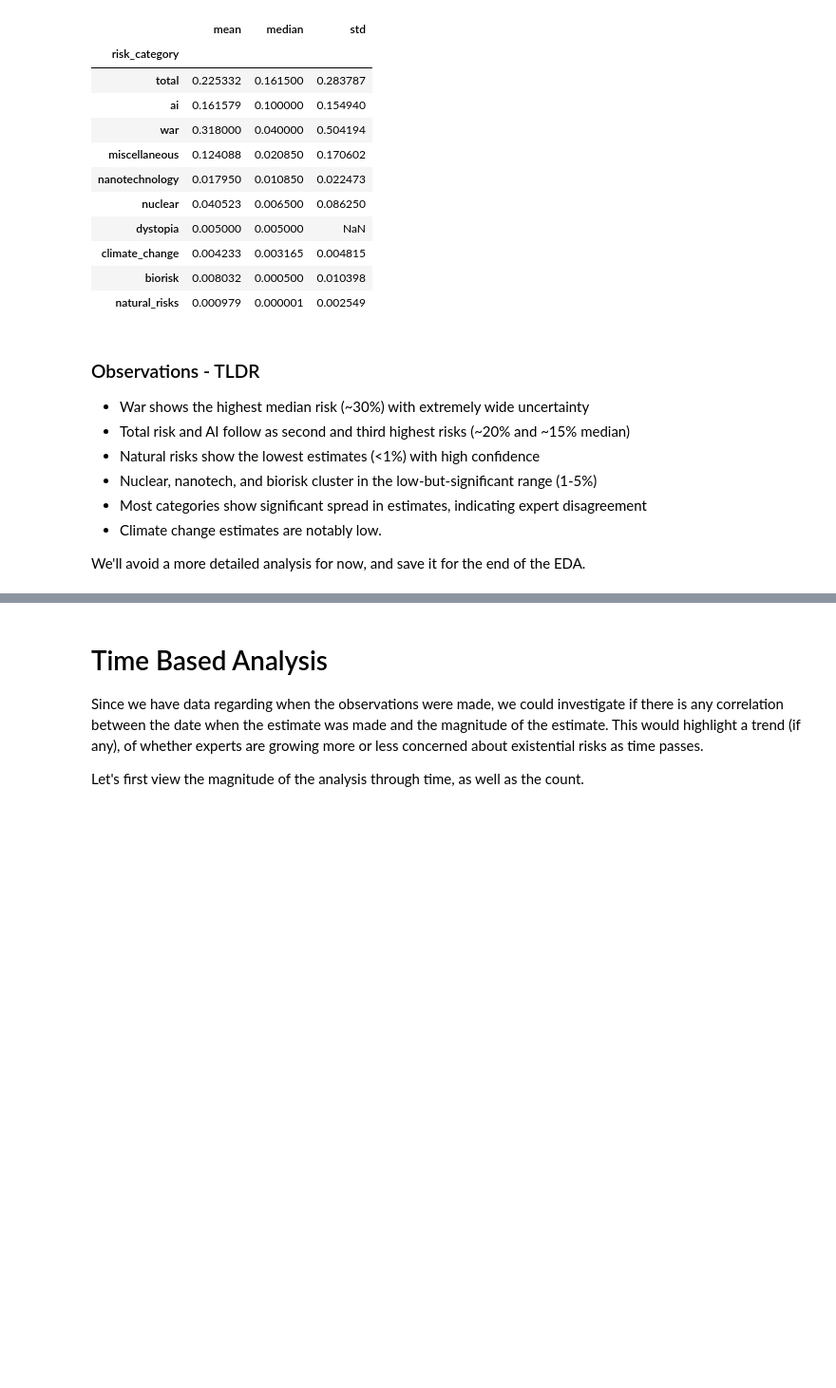
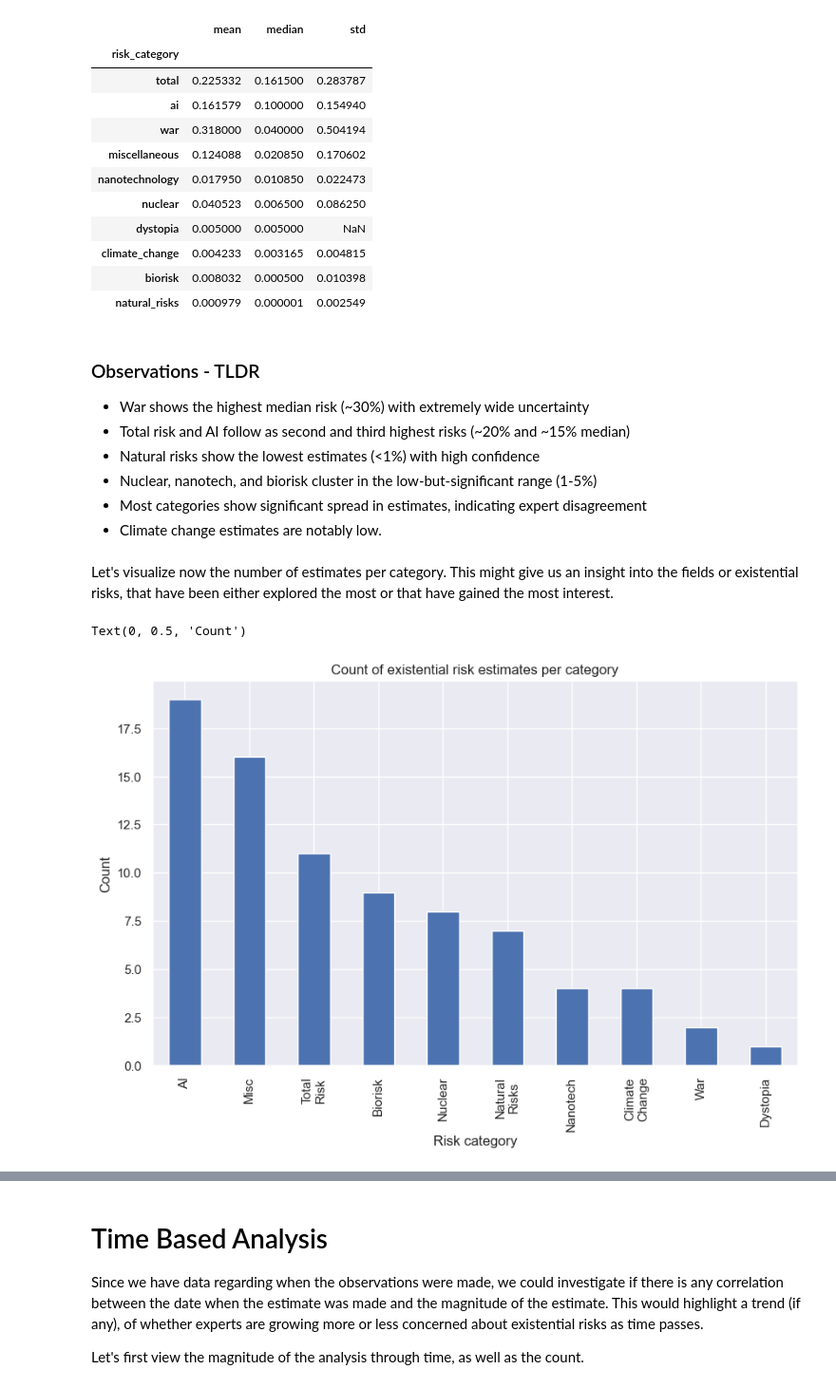
Before and after one commit to aarangop/the-extinction-game, a Jupyter notebook: x-risk-eda.ipynb, the cells around one changed output, grey strips where cells are left out. Shown: that part at 95% size. Drawn from its saved outputs; the diff is of its cells as text; code cells hidden in the pictures; blank space fills up the shorter version.

```diff
--- a/x-risk-eda.ipynb
+++ b/x-risk-eda.ipynb
@@ -112,5 +112,13 @@ df.groupby('risk_category')['per_century_risk'].agg(['mean', 'median', 'std']).s
 - Nuclear, nanotech, and biorisk cluster in the low-but-significant range (1-5%)
 - Most categories show significant spread in estimates, indicating expert disagreement
 - Climate change estimates are notably low.
-
-We'll avoid a more detailed analysis for now, and save it for the end of the EDA.
+# %% [markdown]
+Let's visualize now the number of estimates per category. This might give us an insight into the fields or existential risks, that have been either explored the most or that have gained the most interest.
+# %%
+# Plot the count of estimates per category
+ax = df['category_alias'].value_counts().plot(kind='bar', title='Count of existential risk estimates per category')
+ax.set_xlabel('Risk category')
+ax.set_ylabel('Count')
+# %% [output]
+Text(0, 0.5, 'Count')
+[figure, added]
```
Also changed, not shown: parts of 81 cells of this notebook, 4 other files.
